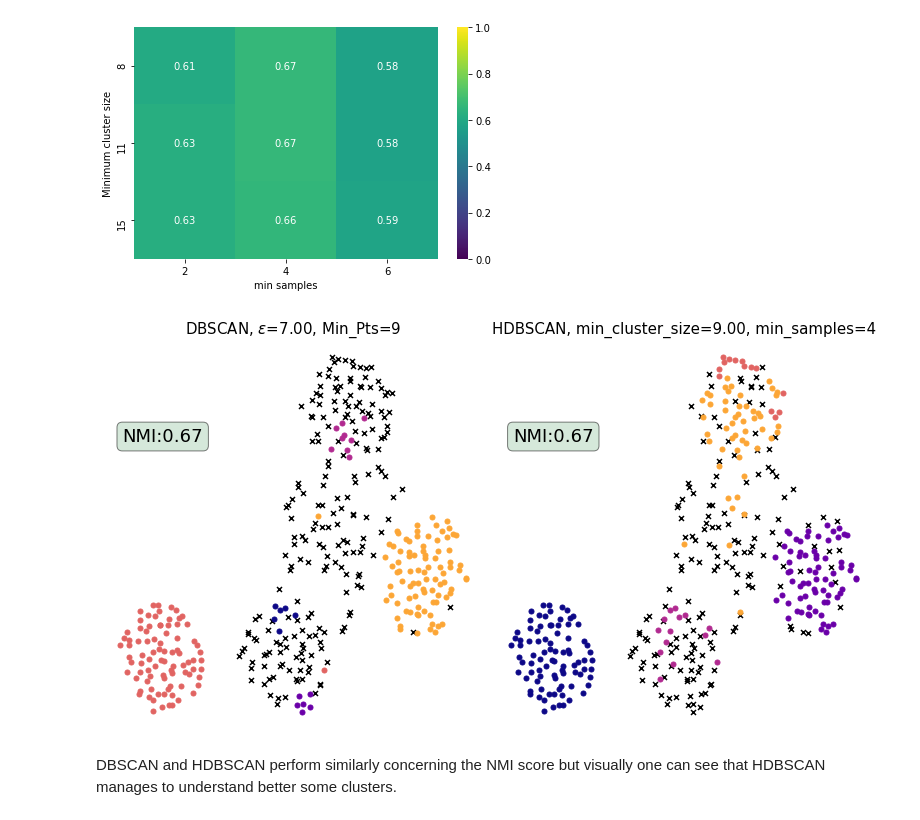
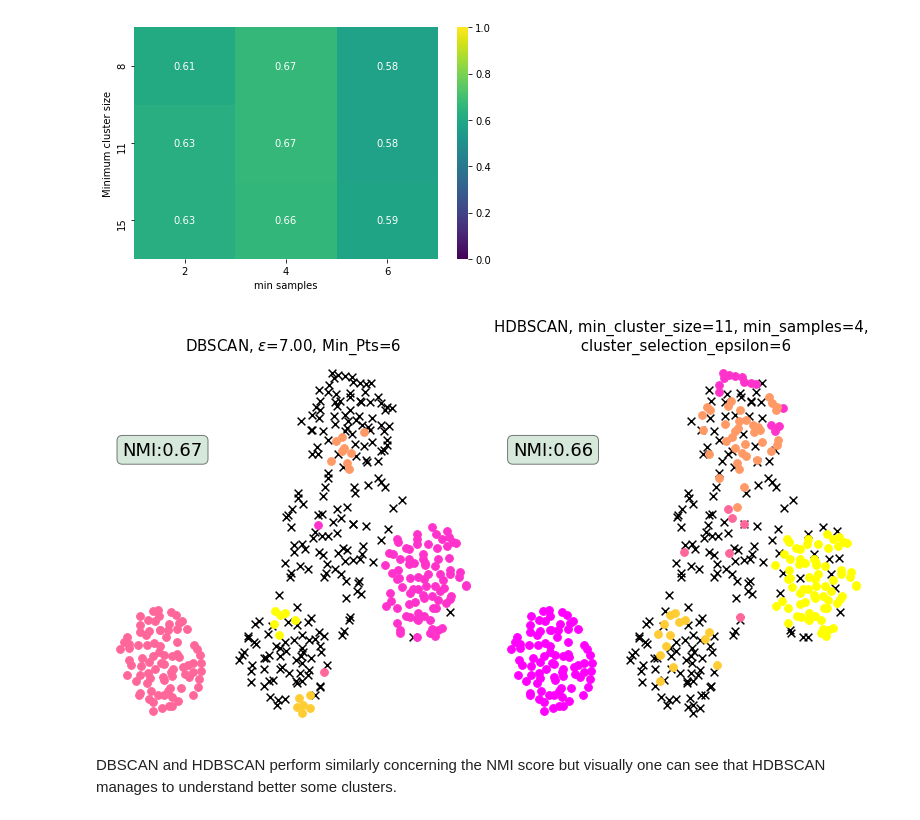
Before and after one commit to LorenzoBuriola/LoCP_moduleB, a Jupyter notebook: Week4/FPGheArt_exercise4.ipynb, the cells around one changed output. Saved outputs shown, nothing was run; the diff lists cells and outputs as text; code cells hidden in the pictures.

```diff
--- a/Week4/FPGheArt_exercise4.ipynb
+++ b/Week4/FPGheArt_exercise4.ipynb
@@ -549,9 +549,9 @@ def plotting_ax(X, y, ax):
     for i, yu in enumerate(np.unique(y)):
         pos = (y == yu)
         if yu == -1:
-            ax.scatter(X[pos,0], X[pos,1], c='k', s=25, marker = "x")
+            ax.scatter(X[pos,0], X[pos,1], c='k', s=40, marker = "x")
         else:
-            ax.scatter(X[pos,0], X[pos,1], c=cpalette[i%len(cpalette)], s=25, marker = "o")
+            ax.scatter(X[pos,0], X[pos,1], c=cpalette[i%len(cpalette)], s=40, marker = "o")
 
 fig, ax = plt.subplots(len(eps_range),len(min_sample_range),figsize=(15,10), sharex = True, sharey = True)
 y_pred = []
@@ -563,9 +563,9 @@ for i, eps in enumerate(eps_range):
         y_pred.append(model.labels_)
         y = model.labels_
         plotting_ax(x_embedded_list[1],y,ax[i,j])
-        #ax[i,j].set_title('eps=%.2f, minPts=%i'%(eps,min_samples))
-        #ax[2,j].set_xlabel("X")
-        #ax[i,0].set_ylabel("Y")
+        ax[i,j].set_title('eps=%.2f, minPts=%i'%(eps,min_samples))
+        ax[2,j].set_xlabel("X")
+        ax[i,0].set_ylabel("Y")
 
 #plt.tight_layout(h_pad=1)
 #plt.savefig("36DIM_HDBSCAN.pdf")
@@ -588,34 +588,53 @@ plt.savefig("36DIM_HDBSCAN_NMI.pdf")
 # %% [output]
 [figure]
 # %%
+cmap = cm.get_cmap('spring', 6)  # matplotlib color palette name, n colors
+cpalette = []
+
+for i in range(cmap.N):
+    rgb = cmap(i)[:3]  # will return rgba, we take only first 3 so we get rgb
+    cpalette.append(mpl.colors.rgb2hex(rgb))
+
+#cpalette = list(reversed(cpalette))
+
+
+def plotting_ax(X, y, ax):
+    # plotting function
+    for i, yu in enumerate(np.unique(y)):
+        pos = (y == yu)
+        if yu == -1:
+            ax.scatter(X[pos,0], X[pos,1], c='k', s=60, marker = "x")
+        else:
+            ax.scatter(X[pos,0], X[pos,1], c=cpalette[i%len(cpalette)], s=60, marker = "o")
+
 fig, ax = plt.subplots(1,2, figsize = (11,6), sharex = True, sharey = True)
-model = hdbscan.HDBSCAN(algorithm='best',metric='l1', min_cluster_size=11, min_samples=4)
+model = hdbscan.HDBSCAN(algorithm='best',metric='l1', min_cluster_size=6, min_samples=4, cluster_selection_epsilon = 6)
 model.fit(x)
 y_hdb = model.labels_
 model = DBSCAN(eps=7, min_samples=6, metric = 'manhattan')
 model.fit(x)
 y_db = model.labels_
 plotting_ax(x_embedded_list[1],y_db,ax[0])
 plotting_ax(x_embedded_list[1],y_hdb,ax[1])
 ax[0].axis("off")
 ax[1].axis("off")
 
-ax[0].set_title(r'DBSCAN, $\epsilon$=%.2f, Min_Pts=%i'%(7,9), fontsize = 15)
-ax[1].set_title('HDBSCAN, min_cluster_size=%.2f, min_samples=%i'%(9,4), fontsize = 15)
+ax[0].set_title(r'DBSCAN, $\epsilon$=%.2f, Min_Pts=%i'%(7,6), fontsize = 15)
+ax[1].set_title('HDBSCAN, min_cluster_size=%i, min_samples=%i, \n cluster_selection_epsilon=%i'%(11,4,6), fontsize = 15)
 
 ax[0].set_xlabel("X")
 ax[1].set_xlabel("X")
 props = dict(boxstyle='round', facecolor='#ABD1B5', alpha=0.5)
 
 ax[0].text(-30, 20, "NMI:{:.2}".format(NMI(y_data,y_db)), fontsize=18,
         verticalalignment='top', bbox=props)
 ax[1].text(-30, 20, "NMI:{:.2}".format(NMI(y_data,y_hdb)), fontsize=18,
         verticalalignment='top', bbox=props)
 ax[0].set_ylabel("Y")
 plt.tight_layout(h_pad=1)
 plt.savefig("RES_36DIM.pdf")
 # %% [output]
-[figure, old version]
+[figure, new version]
 # %% [markdown]
 DBSCAN and HDBSCAN perform similarly concerning the NMI score but visually one can see that HDBSCAN manages to understand better some clusters.
 # %% [markdown]
```
Also changed, not shown: parts of 3 cells of this notebook.
